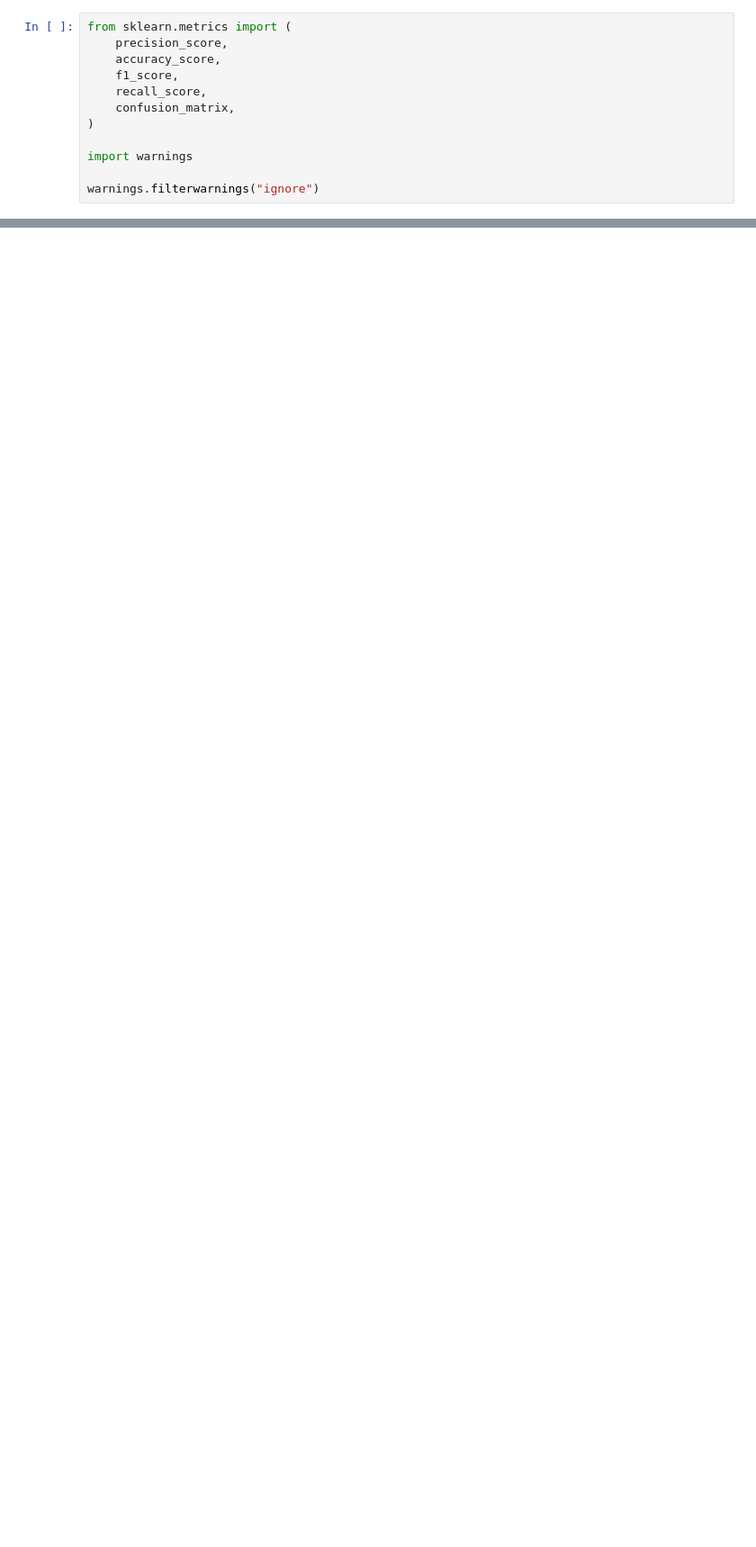
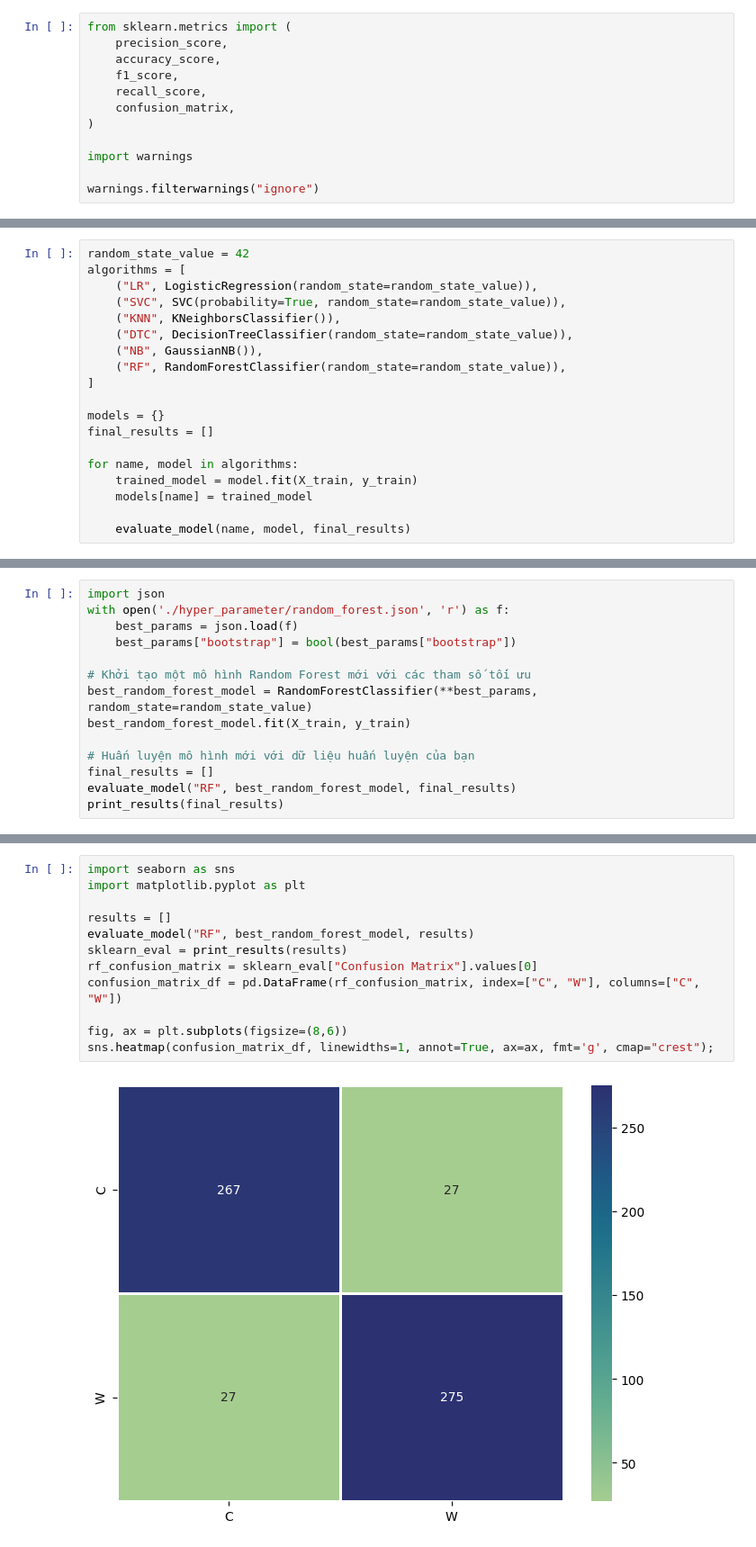
Before and after one commit to tranhuutuan261103/Gym-Exercise-Correction, a Jupyter notebook: trainning/plank_model/sklearn.ipynb, the cells around one changed output, grey strips where cells are left out. Shown at 90% size. Drawn from its saved outputs; the diff is of its cells as text; blank space fills up the shorter version.

```diff
--- a/trainning/plank_model/sklearn.ipynb
+++ b/trainning/plank_model/sklearn.ipynb
@@ -192,4 +177,23 @@ for name, model in algorithms:
             cm,
         )
     )
+# %%
+random_state_value = 42
+algorithms = [
+    ("LR", LogisticRegression(random_state=random_state_value)),
+    ("SVC", SVC(probability=True, random_state=random_state_value)),
+    ("KNN", KNeighborsClassifier()),
+    ("DTC", DecisionTreeClassifier(random_state=random_state_value)),
+    ("NB", GaussianNB()),
+    ("RF", RandomForestClassifier(random_state=random_state_value)),
+]
+
+models = {}
+final_results = []
+
+for name, model in algorithms:
+    trained_model = model.fit(X_train, y_train)
+    models[name] = trained_model
+
+    evaluate_model(name, model, final_results)
 # %%
@@ -217,0 +259,14 @@ pd.DataFrame(
+# %%
+import json
+with open('./hyper_parameter/random_forest.json', 'r') as f:
+    best_params = json.load(f)
+    best_params["bootstrap"] = bool(best_params["bootstrap"])
+
+# Khởi tạo một mô hình Random Forest mới với các tham số tối ưu
+best_random_forest_model = RandomForestClassifier(**best_params, random_state=random_state_value)
+best_random_forest_model.fit(X_train, y_train)
+
+# Huấn luyện mô hình mới với dữ liệu huấn luyện của bạn
+final_results = []
+evaluate_model("RF", best_random_forest_model, final_results)
+print_results(final_results)
@@ -217,0 +329,14 @@ pd.DataFrame(
+# %%
+import seaborn as sns
+import matplotlib.pyplot as plt
+
+results = []
+evaluate_model("RF", best_random_forest_model, results)
+sklearn_eval = print_results(results)
+rf_confusion_matrix = sklearn_eval["Confusion Matrix"].values[0]
+confusion_matrix_df = pd.DataFrame(rf_confusion_matrix, index=["C", "W"], columns=["C", "W"])
+
+fig, ax = plt.subplots(figsize=(8,6))
+sns.heatmap(confusion_matrix_df, linewidths=1, annot=True, ax=ax, fmt='g', cmap="crest");
+# %% [output]
+[figure, added]
```
Also changed, not shown: parts of 32 cells of this notebook, 10 other files.
